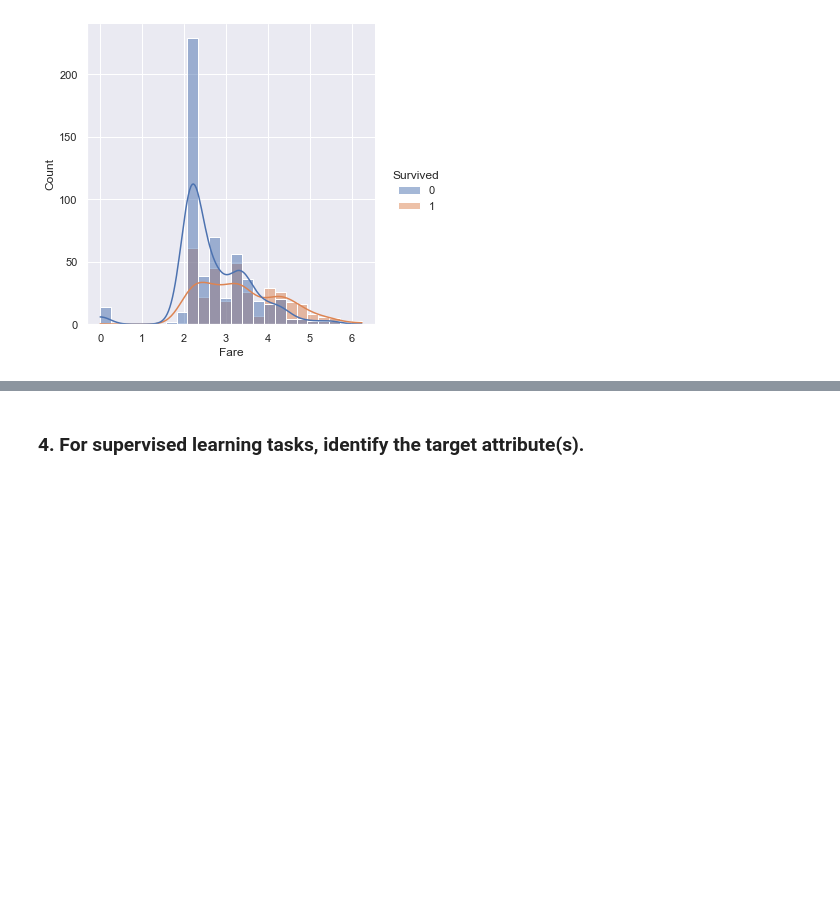
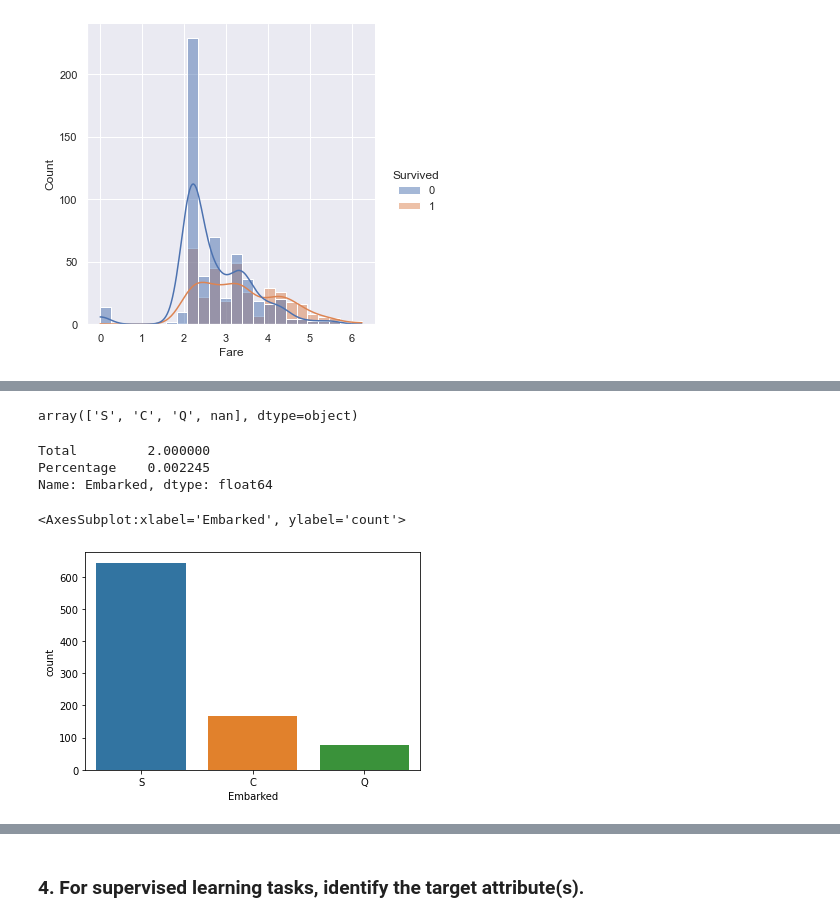
Before and after one commit to andyjakubowski/titanic, a Jupyter notebook: 03-data-exploration.ipynb, the cells around one changed output, grey strips where cells are left out. Drawn from its saved outputs; the diff is of its cells as text; code cells hidden in the pictures; blank space fills up the shorter version.

```diff
--- a/03-data-exploration.ipynb
+++ b/03-data-exploration.ipynb
@@ -1249,0 +1233,15 @@ data_explore.describe()
+# %%
+pd.unique(embarked)
+# %% [output]
+array(['S', 'C', 'Q', nan], dtype=object)
+# %%
+na_info(data_explore).loc["Embarked"]
+# %% [output]
+Total         2.000000
+Percentage    0.002245
+Name: Embarked, dtype: float64
+# %%
+sns.countplot(x="Embarked", data=data_explore)
+# %% [output]
+<AxesSubplot:xlabel='Embarked', ylabel='count'>
+[figure, added]
```
Also changed, not shown: parts of 87 cells of this notebook.
